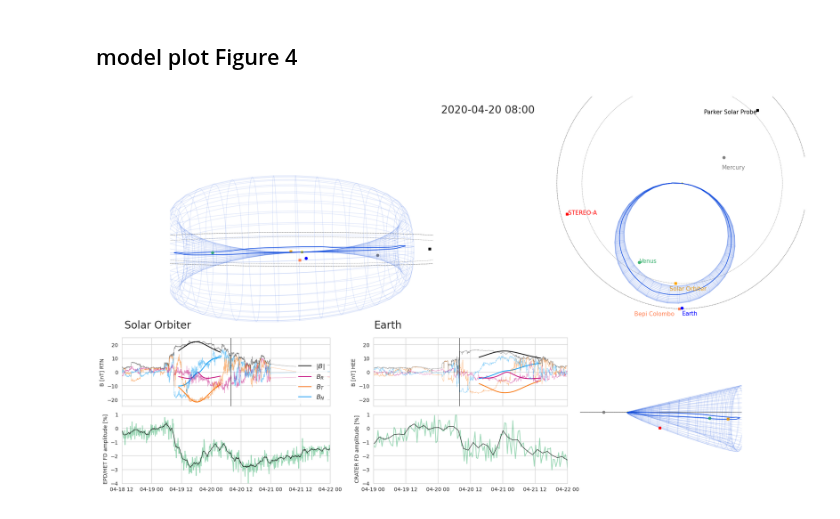
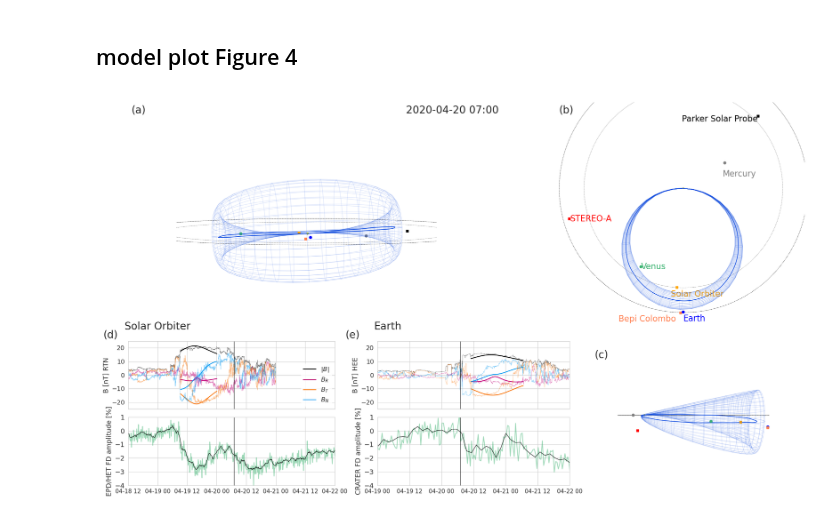
Before and after one commit to cmoestl/solar_orbiter, a Jupyter notebook: event_visuals_hci_FD.ipynb, the cells around one changed output. Drawn from its saved outputs; the diff is of its cells as text; code cells hidden in the pictures.

```diff
--- a/event_visuals_hci_FD.ipynb
+++ b/event_visuals_hci_FD.ipynb
@@ -297,3 +303,15 @@ t_launch is manually set to  2020-04-15 08:00:00+00:00
 0.0 sigma (measurement noise)
 
 done
+# %%
+l1l2_rtn = heliosat.coordinates.transform_lonlat(obj.t_launch, obj.particles[:, 1:3], "HCI", "HEEQ")
+labels = ["${0}$".format(v["label"]) for k, v in py3dcore.models.TTGHv2.default_parameters().items()]
+
+def print_result(arr, lbl):
+    print("{0}: {1:.2f} +/- {2:.2f}".format(lbl, np.mean(arr), np.std(arr)))
+
+print_result(l1l2_rtn[:, 0], labels[1])
+print_result(l1l2_rtn[:, 1], labels[2])
+
+for i in range(3, 16):
+    print_result(obj.particles[:, i], labels[i])
@@ -591,9 +625,9 @@ ax7 = plt.subplot2grid((4, 3), (3, 2))
 
 #manually set axes positions
 #https://matplotlib.org/api/_as_gen/matplotlib.axes.Axes.set_position.html#matplotlib.axes.Axes.set_position
-ax1.set_position([0,0.3,0.6,0.65], which='both')
+ax1.set_position([0,0.35,0.6,0.65], which='both')
 ax2.set_position([0.65,0.35,0.35,0.65], which='both')
-ax3.set_position([0.6,0,0.4,0.4], which='both')
+ax3.set_position([0.6,0,0.5,0.4], which='both')
 ax4.set_position([0.05,0.22,0.29,0.17], which='both')
 ax6.set_position([0.05,0.03,0.29,0.17], which='both')
 ax5.set_position([0.40,0.22,0.27,0.17], which='both')
@@ -601,8 +635,8 @@ ax7.set_position([0.40,0.03,0.27,0.17], which='both')
 
 
 
-######### tilted view
-plot_configure2(ax1, view_azim=134, view_elev=-4.5, view_radius=.3)
+######### frontal view
+plot_configure2(ax1, view_azim=134, view_elev=-4.5, view_radius=.5)
 
 plot_3dcore(ax1, model_obj, TP_B, color=C_B)
 plot_3dcore_field(ax1, model_obj, color=C_B, step_size=field_stepsize, lw=1.1, ls="-",q0=q1)
@@ -626,7 +660,7 @@ plot_traj(ax1, "BEPI", TP_B, frame="HCI", color=bepi_color,marker='s')
 #plot_traj(ax1, "Earth", TP_B, frame="ECLIPJ2000", color="k", traj_pos=False, traj_major=None, traj_minor=144,lw=1.5)
 
 #shift center
-plot_shift(ax1,0.3,-0.5,0.5,0)
+plot_shift(ax1,0.4,-0.5,0.5,0)
 
 
 
@@ -659,7 +693,7 @@ plot_shift(ax2,0.62,-0.2,0.2,0)
 
 
 ############### edge on view panel
-plot_configure2(ax3, view_azim=134-90, view_elev=0, view_radius=.4)
+plot_configure2(ax3, view_azim=134-75, view_elev=0, view_radius=.5)
 plot_3dcore(ax3, model_obj, TP_B, color=C_B)
 plot_3dcore_field(ax3, model_obj, color=C_B, step_size=field_stepsize, lw=1.1, ls="-",q0=q1)
 
@@ -683,7 +717,11 @@ plot_traj(ax3, "BEPI", TP_B, frame="HCI", color=bepi_color,marker='s')
 #plot_3dcore_field(ax3, model_obj, color=C_B, steps=900, step_size=0.001, lw=1.0, ls="-")
 #plot_traj(ax3, "PSP", TP_B, frame="ECLIPJ2000", color=C_B,lw=1.0)
 
-plot_shift(ax3,0.4,-0.2,0.2,0)
+plot_shift(ax3,0.4,-0.4,0.2,0)
+
+
+
+
 
 
 
@@ -709,9 +747,13 @@ ax4.plot(sm.time, sm.bz, color=C3,lw=0.5,alpha=setalpha)
 
 ax4.legend(loc="lower right", fontsize=12,ncol=1,edgecolor='white')
 #ax4.set_ylabel('Solar Orbiter B [nT] RTN')
-ax4.set_ylabel('B [nT] RTN')
+ax4.set_ylabel('B [nT] RTN',fontsize=13)
 ax4.set_xlim(datetime.datetime(2020,4,18,12,0),datetime.datetime(2020,4,22,0,0))
 ax4.set_ylim(-25,25)
+
+ax4.tick_params(labelsize=12)
+
+
 
 #line at current time
 ax4.plot([TP_B,TP_B], [-200,200], color='black',linewidth=1,alpha=0.8)
@@ -728,11 +770,15 @@ ax5.plot(win.time, -win.bx, color=C1,lw=0.5,alpha=setalpha)
 ax5.plot(win.time, -win.by, color=C2,lw=0.5,alpha=setalpha)
 ax5.plot(win.time, win.bz, color=C3,lw=0.5,alpha=setalpha)
 
+
+
 ax5.plot([TP_B,TP_B], [-200,200], color='black',linewidth=1,alpha=0.8)
 
+ax5.tick_params(labelsize=12)
 
-#ax5.set_ylabel('Wind B [nT] HEE')
-ax5.set_ylabel('B [nT] HEE')
+
+
+ax5.set_ylabel('B [nT] HEE',fontsize=13)
 ax5.set_xlim(datetime.datetime(2020,4,19,0,0),datetime.datetime(2020,4,22,0,0))
 ax5.set_ylim(-25,25)
 ax5.set_xticklabels([])
@@ -749,9 +795,12 @@ ax5.set_xticklabels([])
 ax6.plot(het_gcr_norm['HET C count rate [s^-1]'], color='mediumseagreen',alpha=0.5)
 ax6.plot(het_gcr_norm['HET C count rate, smoothed [s^-1]'], color='black',lw=0.8)
 ax6.set_xlim(datetime.datetime(2020,4,18,12,0),datetime.datetime(2020,4,22,0,0))
-ax6.set_ylabel('EPD/HET FD amplitude [%]')
+ax6.set_ylabel('EPD/HET FD amplitude [%]',fontsize=13)
+ax6.tick_params(axis='x',labelsize=11)
+ax6.tick_params(axis='y',labelsize=13)
 ax6.set_ylim(-4,1)
-#ax6.set_xticklabels([])
+ax6.plot([TP_B,TP_B], [-200,200], color='black',linewidth=1,alpha=0.8)
+##ax6.set_xticklabels([])
 
 
 # ------------------------- south pole
@@ -765,8 +814,15 @@ ax6.set_ylim(-4,1)
 ax7.plot(crater_norm1['D2_corrected'] , color='mediumseagreen',alpha=0.5)
 ax7.plot(crater_norm2['D2'], color='black',lw=0.8)
 ax7.set_xlim(datetime.datetime(2020,4,19,0,0),datetime.datetime(2020,4,22,0,0))
-ax7.set_ylabel('CRATER FD amplitude [%]')
+ax7.tick_params(axis='x',labelsize=11)
+ax7.tick_params(axis='y',labelsize=13)
+ax7.set_ylabel('CRATER FD amplitude [%]',fontsize=13)
 ax7.set_ylim(-4,1)
+ax7.plot([TP_B,TP_B], [-200,200], color='black',linewidth=1,alpha=0.8)
+
+
+#myFmt = mdates.DateFormatter('%b-%d %hh')
+#ax7.xaxis.set_major_formatter(myFmt)
 
 
 
@@ -803,35 +859,40 @@ ax3.plot(r1*np.sin(p),r1*np.cos(p),0,lw=0.5,color='black', alpha=0.5,linestyle='
 #plt.annotate('(c)',[0.69,0.32],xycoords='figure fraction',fontsize=20)
 #plt.annotate('(d)',[0.00,0.32],xycoords='figure fraction',fontsize=20)
 #plt.annotate('(e)',[0.345,0.32],xycoords='figure fraction',fontsize=20)
 
 
 plt.annotate('Solar Orbiter',[0.04,0.42],xycoords='figure fraction',fontsize=20,ha='left')
 plt.annotate('Earth',[0.39,0.42],xycoords='figure fraction',fontsize=20,ha='left')
 
 #plt.annotate('Möstl, Weiss, von Forstner, Wimmer-Schweingruber',[0.99,0.01],xycoords='figure fraction',fontsize=7,ha='right')
 
 #current time
-plt.annotate(parse_time(TP_B).iso[0:16],[0.55,0.95],ha='center',xycoords='figure fraction',fontsize=20)
+plt.annotate(parse_time(TP_B).iso[0:16],[0.5,0.95],ha='center',xycoords='figure fraction',fontsize=20)
 
-
+fsize=20
 
 #planet and spacecraft labels
-
 ax2.text(earth.x[earth_timeind]-0.03,earth.y[earth_timeind],earth.z[earth_timeind],'Earth', color=earth_color, ha='left',fontsize=fsize-4,verticalalignment='top')
 ax2.text(solo.x[solo_timeind],solo.y[solo_timeind]+0.03,solo.z[solo_timeind],'Solar Orbiter', color=solo_color, ha='left',fontsize=fsize-4,verticalalignment='top')
 ax2.text(venus.x[earth_timeind],venus.y[earth_timeind]-0.03,venus.z[earth_timeind],'Venus', color=venus_color, ha='left',fontsize=fsize-4,verticalalignment='top')
 ax2.text(mercury.x[earth_timeind],mercury.y[earth_timeind]+0.05,mercury.z[earth_timeind],'Mercury', color=mercury_color, ha='left',fontsize=fsize-4,verticalalignment='top')
 
 ax2.text(psp.x[psp_timeind]+0.02,psp.y[psp_timeind],psp.z[psp_timeind],'Parker Solar Probe', color=psp_color, ha='right',fontsize=fsize-4,verticalalignment='top')
 ax2.text(bepi.x[bepi_timeind],bepi.y[bepi_timeind]+0.03,bepi.z[bepi_timeind],'Bepi Colombo', color=bepi_color, ha='right',fontsize=fsize-4,verticalalignment='top')
 ax2.text(sta.x[sta_timeind],sta.y[sta_timeind]-0.02,sta.z[sta_timeind],'STEREO-A', color=sta_color, ha='left',fontsize=fsize-4,verticalalignment='top')
 
 
 
 
+plt.annotate('(a)',[0.05,0.95],xycoords='figure fraction',fontsize=20)
+plt.annotate('(b)',[0.65,0.95],xycoords='figure fraction',fontsize=20)
+plt.annotate('(c)',[0.7,0.35],xycoords='figure fraction',fontsize=20)
+plt.annotate('(d)',[0.01,0.4],xycoords='figure fraction',fontsize=20)
+plt.annotate('(e)',[0.35,0.4],xycoords='figure fraction',fontsize=20)
+
 #plt.annotate(parse_time(t_launch).iso[0:16],[0.55,0.35],ha='center',xycoords='figure fraction',fontsize=20)
 
-plt.savefig('results/forstner_2020/figure_4_3dcore_visual.pdf',bbox_inches='tight')
+plt.savefig('results/forstner_2020/figure_4_3dcore_visual.pdf')#bbox_inches='tight')
 plt.savefig('results/forstner_2020/figure_4_3dcore_visual.png', dpi=200)#,bbox_inches='tight')
 # %% [output]
-[figure, old version]
+[figure, new version]
```
Also changed, not shown: parts of 7 cells of this notebook.
